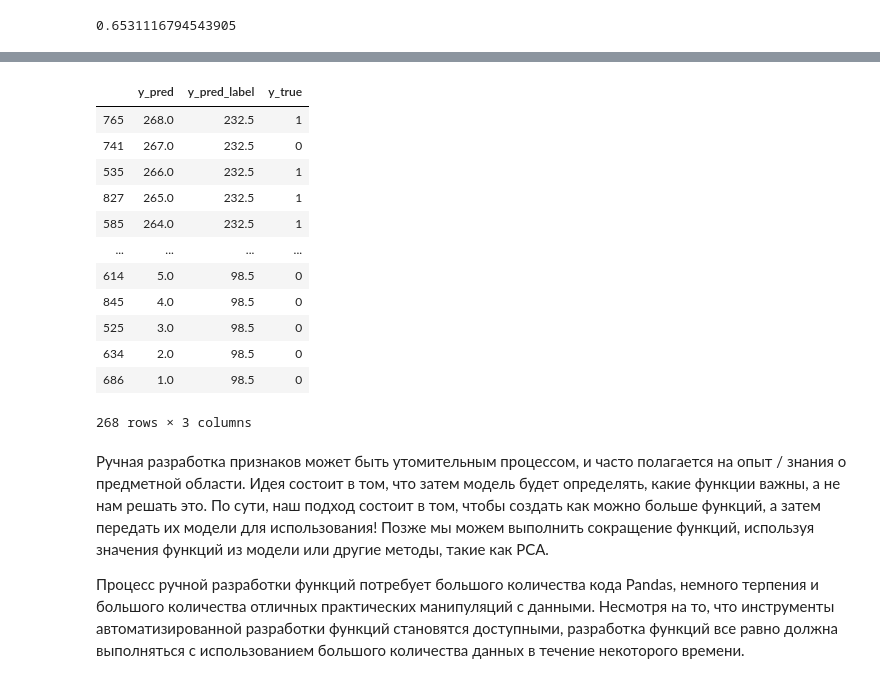
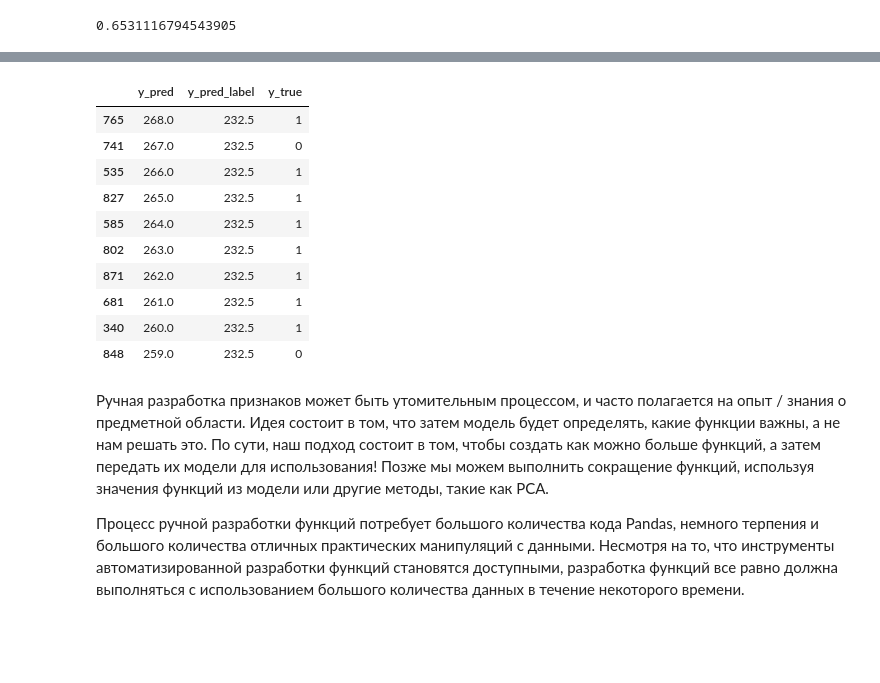
Before and after one commit to koryagin2006/GB_course_Sports_data_analysis, a Jupyter notebook: webinar_4_features_part2.ipynb, the cells around one changed output, grey strips where cells are left out. Saved outputs shown, nothing was run; the diff lists cells and outputs as text; code cells hidden in the pictures; blank space fills up the shorter version.

```diff
--- a/webinar_4_features_part2.ipynb
+++ b/webinar_4_features_part2.ipynb
@@ -12,7 +12,7 @@ from scipy.stats import skew, kurtosis
 from sklearn.metrics import roc_auc_score
 from sklearn.model_selection import train_test_split
 # %%
-data = pd.read_csv("../data/titanic-machine-learning-from-disaster/train-2.csv")
+data = pd.read_csv("./data/titanic-machine-learning-from-disaster/train-2.csv")
 data.head(n=2)
 # %% [output]
 |  | PassengerId | Survived | Pclass | Name | Sex | Age | SibSp | Parch | Ticket | Fare | ... |
@@ -22,12 +22,7 @@ data.head(n=2)
 features = data.select_dtypes(include=np.number)
 target, features = features["Survived"], features.drop("Survived", axis=1)
 # %%
-x_train, x_valid = train_test_split(
-    features, train_size=0.7, random_state=1
-)
-y_train, y_valid = train_test_split(
-    target, train_size=0.7, random_state=1
-)
+x_train, x_valid, y_train, y_valid = train_test_split(features, target, train_size=0.7, random_state=1)
 # %%
 from sklearn.ensemble import RandomForestClassifier
 
@@ -49,10 +37,9 @@ print(score)
 # %% [output]
 0.7341858482523445
 # %%
-y_labels = np.where(
-    y_pred >= 0.5, 1, 0
-)
+y_labels = np.where(y_pred >= 0.5, 1, 0)
 score_labels = roc_auc_score(y_valid, y_labels)
+
 print(score_labels)
 # %% [output]
 0.6531116794543905
@@ -81,26 +63,22 @@ plt.ylim(0, 1)
 # %%
 from scipy.stats import rankdata
 
-df = pd.DataFrame({
-    "y_pred": rankdata(y_pred),
-    "y_pred_label": rankdata(y_labels),
-    "y_true": y_valid
-})
-df.sort_values(by="y_pred", ascending=False)
+df = pd.DataFrame({"y_pred": rankdata(y_pred),
+                   "y_pred_label": rankdata(y_labels),
+                   "y_true": y_valid})
+df.sort_values(by="y_pred", ascending=False).head(n=10)
 # %% [output]
 |  | y_pred | y_pred_label | y_true |
 | 765 | 268.0 | 232.5 | 1 |
 | 741 | 267.0 | 232.5 | 0 |
 | 535 | 266.0 | 232.5 | 1 |
 | 827 | 265.0 | 232.5 | 1 |
 | 585 | 264.0 | 232.5 | 1 |
-| ... | ... | ... | ... |
-| 614 | 5.0 | 98.5 | 0 |
-| 845 | 4.0 | 98.5 | 0 |
-| 525 | 3.0 | 98.5 | 0 |
-| 634 | 2.0 | 98.5 | 0 |
-| 686 | 1.0 | 98.5 | 0 |
+| 802 | 263.0 | 232.5 | 1 |
+| 871 | 262.0 | 232.5 | 1 |
+| 681 | 261.0 | 232.5 | 1 |
+| 340 | 260.0 | 232.5 | 1 |
+| 848 | 259.0 | 232.5 | 0 |
-268 rows × 3 columns
 # %% [markdown]
 Ручная разработка признаков может быть утомительным процессом, и часто полагается на опыт / знания о предметной области. Идея состоит в том, что затем модель будет определять, какие функции важны, а не нам решать это. По сути, наш подход состоит в том, чтобы создать как можно больше функций, а затем передать их модели для использования! Позже мы можем выполнить сокращение функций, используя значения функций из модели или другие методы, такие как PCA.
 
```
Also changed, not shown: parts of 11 cells of this notebook.
